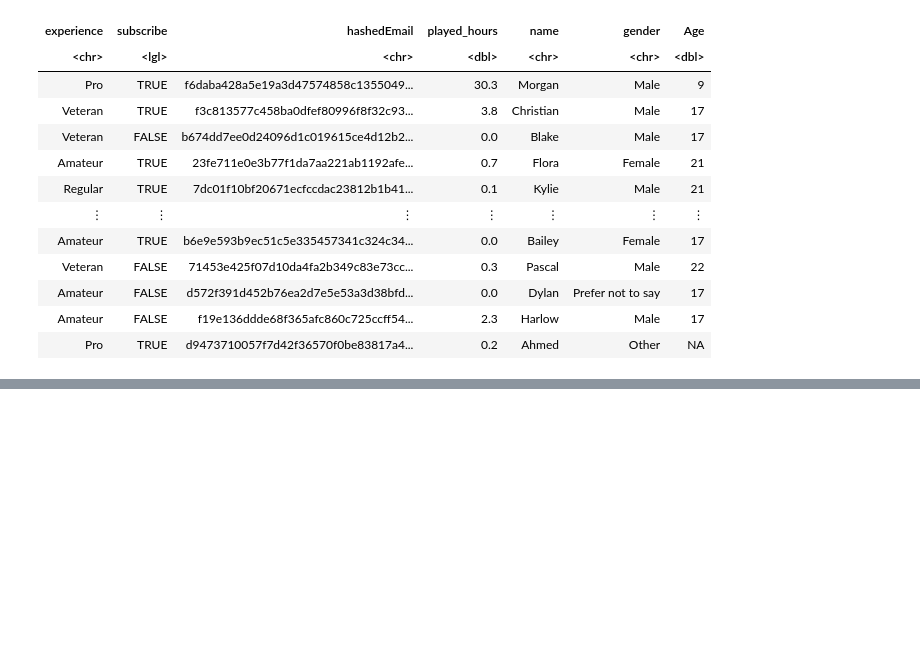
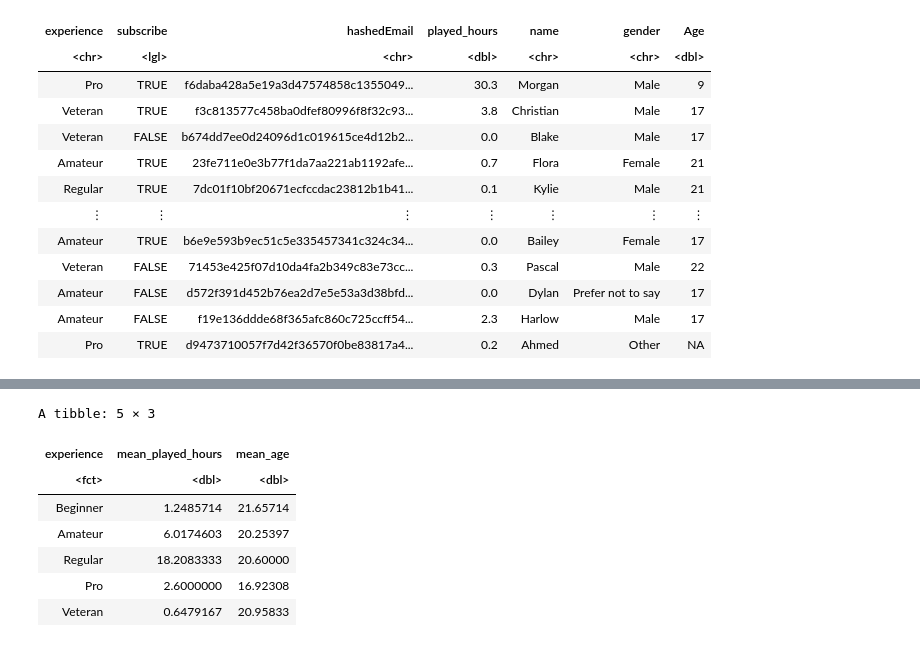
Before and after one commit to rominaa880/DSCI-100-Final-Project, a Jupyter notebook: Final_Project_Report.ipynb, the cells around one changed output, grey strips where cells are left out. Drawn from its saved outputs; the diff is of its cells as text; code cells hidden in the pictures; blank space fills up the shorter version.

```diff
--- a/Final_Project_Report.ipynb
+++ b/Final_Project_Report.ipynb
@@ -81,0 +120,16 @@ A spec_tbl_df: 196 × 7
+# %%
+player_means <- players |>
+    group_by(experience) |>
+    summarize(mean_played_hours = mean(played_hours, na.rm = TRUE), mean_age = mean(Age, na.rm = TRUE))  |>
+    mutate(experience = factor(experience, levels = c("Beginner", "Amateur", "Regular", "Pro", "Veteran"))) |>
+    arrange(experience)
+player_means
+# %% [output]
+A tibble: 5 × 3
+| experience | mean_played_hours | mean_age |
+| <fct> | <dbl> | <dbl> |
+| Beginner | 1.2485714 | 21.65714 |
+| Amateur | 6.0174603 | 20.25397 |
+| Regular | 18.2083333 | 20.60000 |
+| Pro | 2.6000000 | 16.92308 |
+| Veteran | 0.6479167 | 20.95833 |
```
Also changed, not shown: parts of 9 cells of this notebook.
